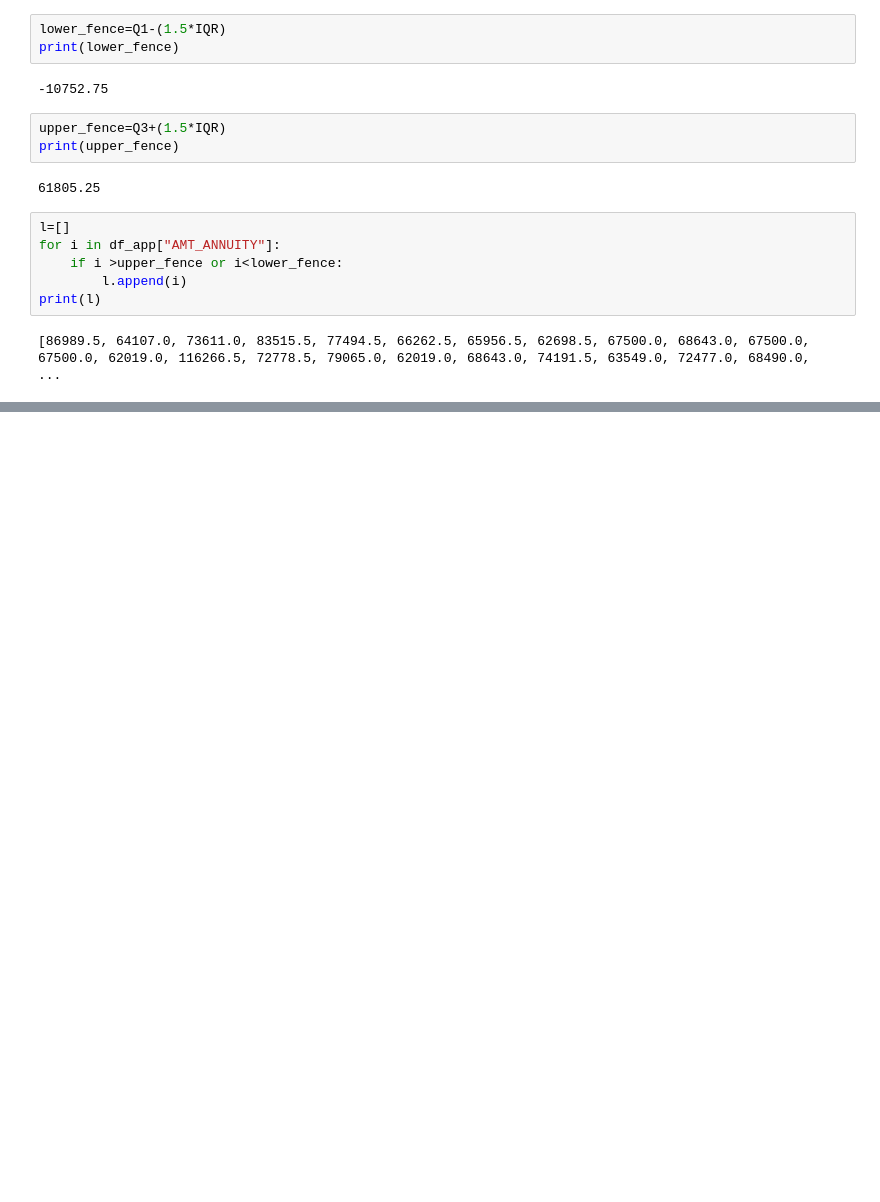
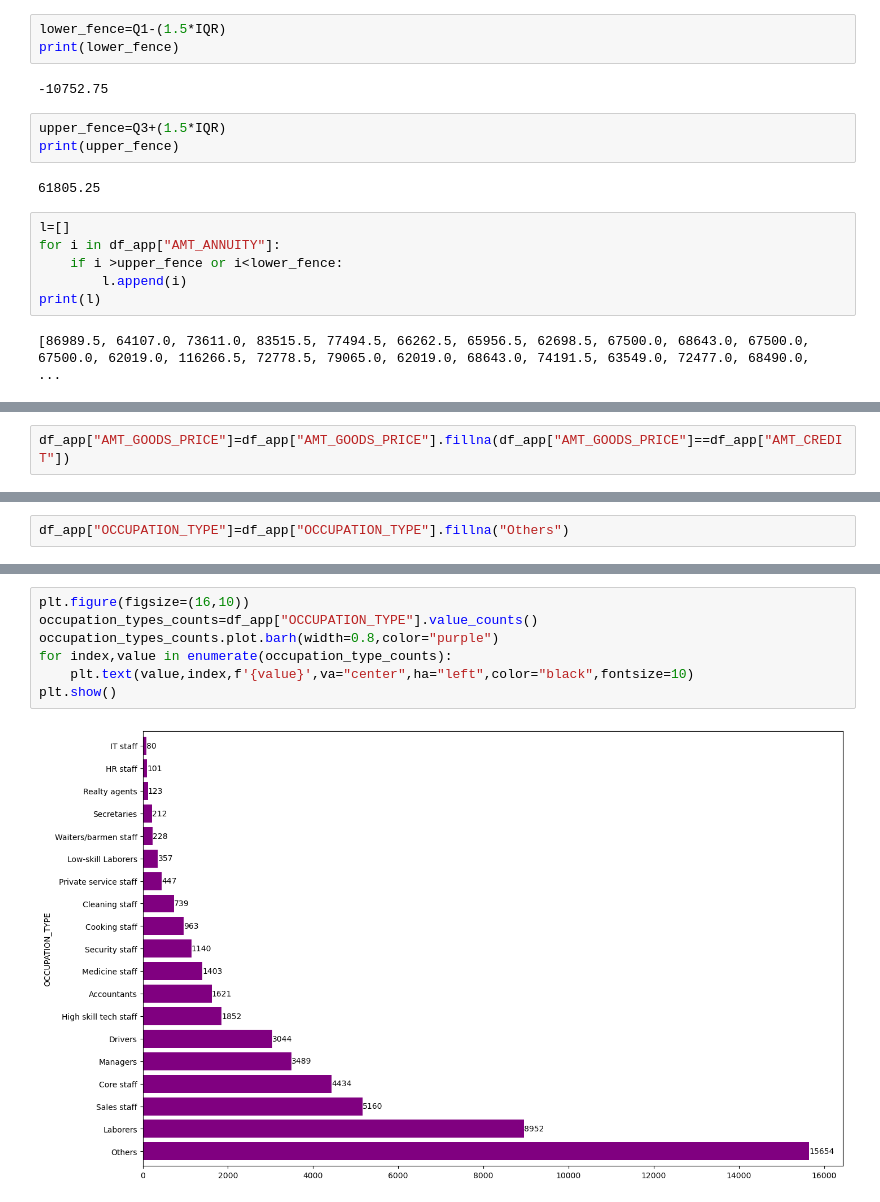
Before and after one commit to tanishqsharma20/python, a Jupyter notebook: python project/Bank loan case study/bank_loan.ipynb, the cells around one changed output, grey strips where cells are left out. Drawn from its saved outputs; the diff is of its cells as text; blank space fills up the shorter version.

```diff
--- a/python project/Bank loan case study/bank_loan.ipynb
+++ b/python project/Bank loan case study/bank_loan.ipynb
@@ -367,0 +487,2 @@ print(l)
+# %%
+df_app["AMT_GOODS_PRICE"]=df_app["AMT_GOODS_PRICE"].fillna(df_app["AMT_GOODS_PRICE"]==df_app["AMT_CREDIT"])
@@ -367,0 +512,2 @@ print(l)
+# %%
+df_app["OCCUPATION_TYPE"]=df_app["OCCUPATION_TYPE"].fillna("Others")
@@ -367,0 +534,9 @@ print(l)
+# %%
+plt.figure(figsize=(16,10))
+occupation_types_counts=df_app["OCCUPATION_TYPE"].value_counts()
+occupation_types_counts.plot.barh(width=0.8,color="purple")
+for index,value in enumerate(occupation_type_counts):
+    plt.text(value,index,f'{value}',va="center",ha="left",color="black",fontsize=10)
+plt.show()
+# %% [output]
+[figure, added]
```
Also changed, not shown: parts of 29 cells of this notebook.
